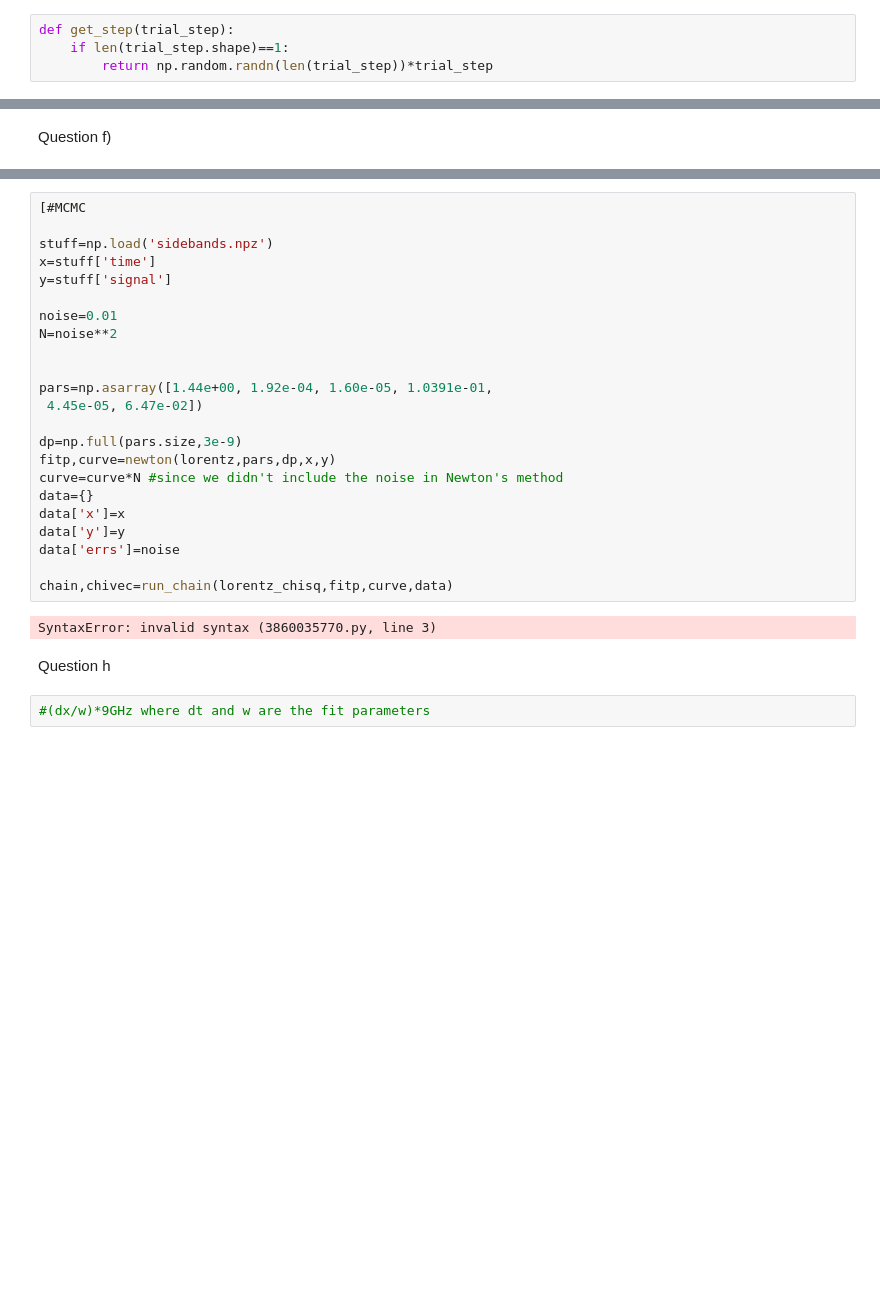
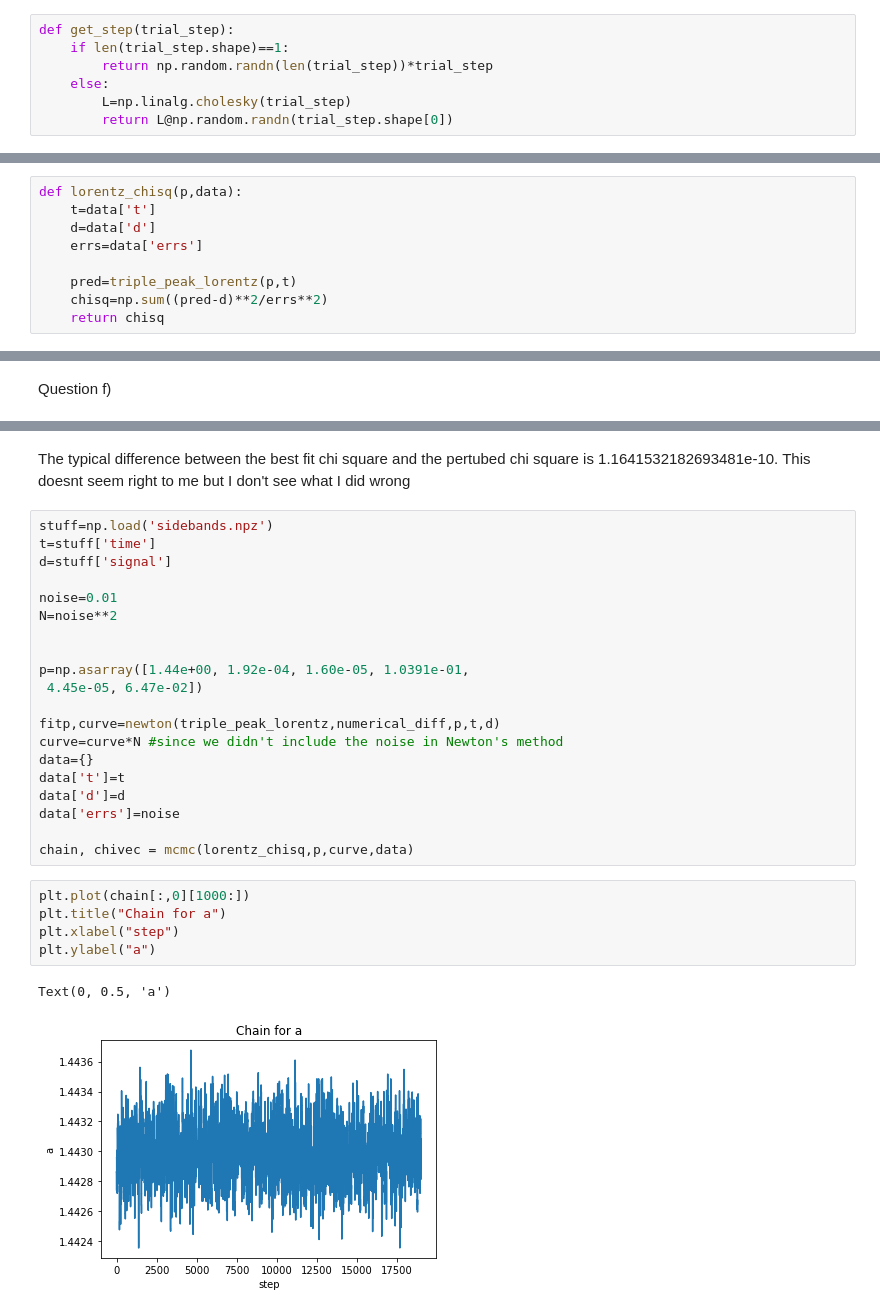
Before and after one commit to n-desjardins/phys512-2022, a Jupyter notebook: PSET4/pset4_notebook.ipynb, the cells around one changed output, grey strips where cells are left out. Cells and saved outputs as stored; diff of their text form; blank space fills up the shorter version.

```diff
--- a/PSET4/pset4_notebook.ipynb
+++ b/PSET4/pset4_notebook.ipynb
@@ -70,4 +70,7 @@ def newton(f,diff_model,p0,t):
 def get_step(trial_step):
     if len(trial_step.shape)==1:
         return np.random.randn(len(trial_step))*trial_step
+    else:
+        L=np.linalg.cholesky(trial_step)
+        return L@np.random.randn(trial_step.shape[0])
 # %%
@@ -94,3 +98,12 @@ def chisquare(O,E):
+# %%
+def lorentz_chisq(p,data):
+    t=data['t']
+    d=data['d']
+    errs=data['errs']
+
+    pred=triple_peak_lorentz(p,t)
+    chisq=np.sum((pred-d)**2/errs**2)
+    return chisq
 # %% [markdown]
 Question a)
 # %%
@@ -297,29 +319,31 @@ array([509.88543925, 509.8854393 , 509.88543944, 509.88543868,
+# %% [markdown]
+The typical difference between the best fit chi square and the pertubed chi square is 1.1641532182693481e-10.
+This doesnt seem right to me but I don't see what I did wrong
 # %%
-[#MCMC
-
 stuff=np.load('sidebands.npz')
-x=stuff['time']
-y=stuff['signal']
+t=stuff['time']
+d=stuff['signal']
 
 noise=0.01
 N=noise**2
 
 
-pars=np.asarray([1.44e+00, 1.92e-04, 1.60e-05, 1.0391e-01,
+p=np.asarray([1.44e+00, 1.92e-04, 1.60e-05, 1.0391e-01,
  4.45e-05, 6.47e-02])
 
-dp=np.full(pars.size,3e-9)
-fitp,curve=newton(lorentz,pars,dp,x,y)
+fitp,curve=newton(triple_peak_lorentz,numerical_diff,p,t,d)
 curve=curve*N #since we didn't include the noise in Newton's method
 data={}
-data['x']=x
-data['y']=y
+data['t']=t
+data['d']=d
 data['errs']=noise
 
-chain,chivec=run_chain(lorentz_chisq,fitp,curve,data)
+chain, chivec = mcmc(lorentz_chisq,p,curve,data)
-# %% [output]
-SyntaxError: invalid syntax (3860035770.py, line 3)
-# %% [markdown]
-Question h
-# %%
-#(dx/w)*9GHz where dt and w are the fit parameters
+# %%
+plt.plot(chain[:,0][1000:])
+plt.title("Chain for a")
+plt.xlabel("step")
+plt.ylabel("a")
+# %% [output]
+Text(0, 0.5, 'a')
+[figure, added]
```
Also changed, not shown: parts of 16 cells of this notebook.
